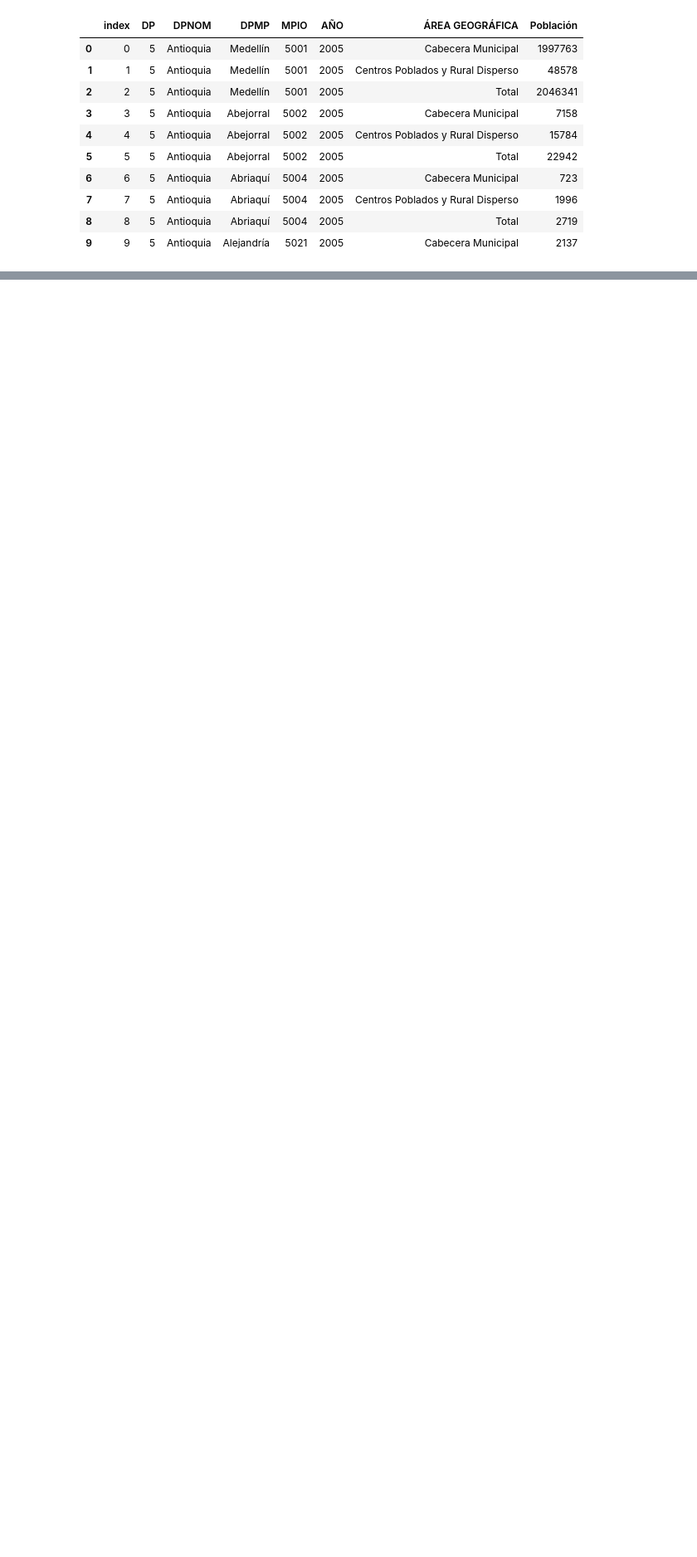
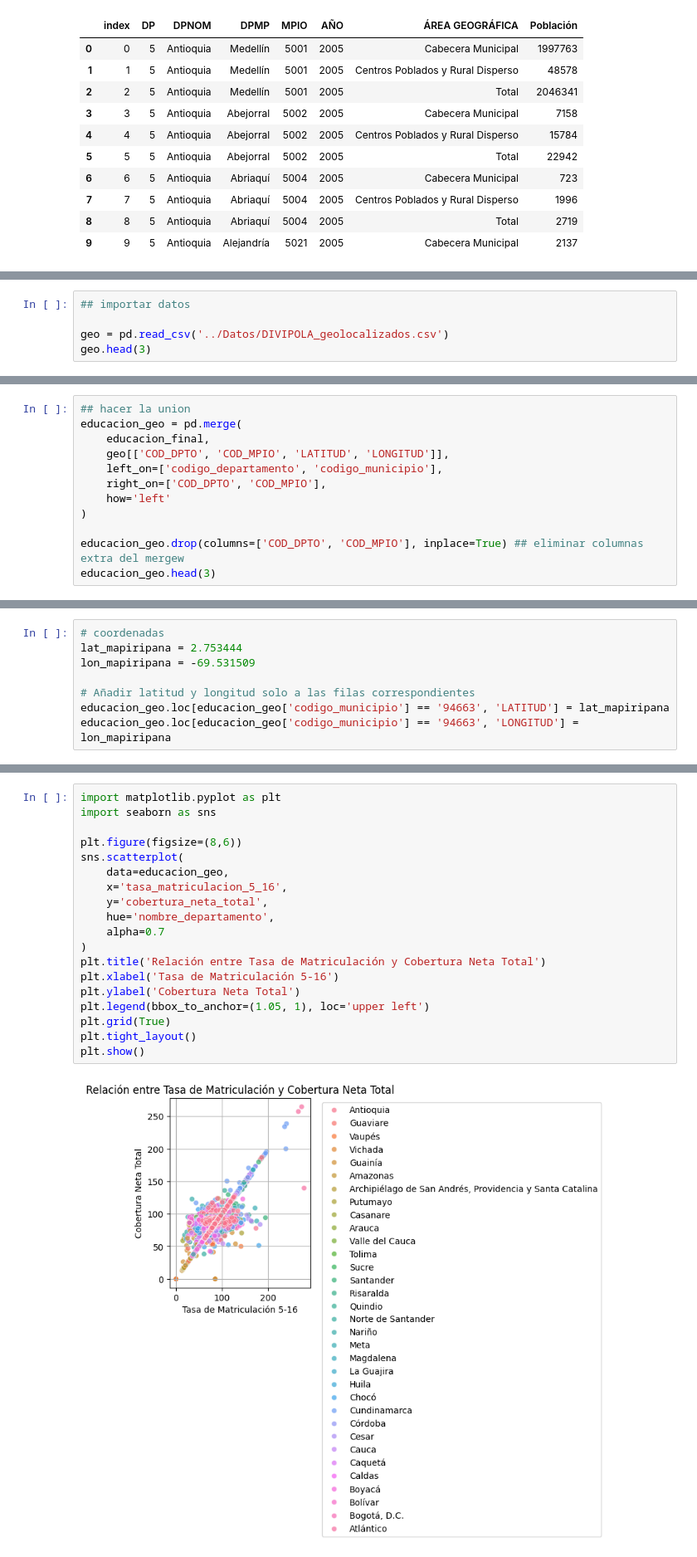
Before and after one commit to Lauvo48/clase1, a Jupyter notebook: Código/Clase_Wilmer.ipynb, the cells around one changed output, grey strips where cells are left out. Shown: that part at 83% size. Saved outputs shown, nothing was run; the diff lists cells and outputs as text; blank space fills up the shorter version.

```diff
--- a/Código/Clase_Wilmer.ipynb
+++ b/Código/Clase_Wilmer.ipynb
@@ -586,0 +1142,5 @@ pd.read_sql_query(consulta, conn)
+# %%
+## importar datos
+
+geo = pd.read_csv('../Datos/DIVIPOLA_geolocalizados.csv')
+geo.head(3)
@@ -586,0 +1180,12 @@ pd.read_sql_query(consulta, conn)
+# %%
+## hacer la union
+educacion_geo = pd.merge(
+    educacion_final,
+    geo[['COD_DPTO', 'COD_MPIO', 'LATITUD', 'LONGITUD']],
+    left_on=['codigo_departamento', 'codigo_municipio'],
+    right_on=['COD_DPTO', 'COD_MPIO'],
+    how='left'
+)
+
+educacion_geo.drop(columns=['COD_DPTO', 'COD_MPIO'], inplace=True) ## eliminar columnas extra del mergew
+educacion_geo.head(3)
@@ -586,0 +1256,8 @@ pd.read_sql_query(consulta, conn)
+# %%
+# coordenadas
+lat_mapiripana = 2.753444
+lon_mapiripana = -69.531509
+
+# Añadir latitud y longitud solo a las filas correspondientes
+educacion_geo.loc[educacion_geo['codigo_municipio'] == '94663', 'LATITUD'] = lat_mapiripana
+educacion_geo.loc[educacion_geo['codigo_municipio'] == '94663', 'LONGITUD'] = lon_mapiripana
@@ -586,0 +1270,21 @@ pd.read_sql_query(consulta, conn)
+# %%
+import matplotlib.pyplot as plt
+import seaborn as sns
+
+plt.figure(figsize=(8,6))
+sns.scatterplot(
+    data=educacion_geo,
+    x='tasa_matriculacion_5_16',
+    y='cobertura_neta_total',
+    hue='nombre_departamento',
+    alpha=0.7
+)
+plt.title('Relación entre Tasa de Matriculación y Cobertura Neta Total')
+plt.xlabel('Tasa de Matriculación 5-16')
+plt.ylabel('Cobertura Neta Total')
+plt.legend(bbox_to_anchor=(1.05, 1), loc='upper left')
+plt.grid(True)
+plt.tight_layout()
+plt.show()
+# %% [output]
+[figure, added]
```
Also changed, not shown: parts of 75 cells of this notebook, 7 other files.
